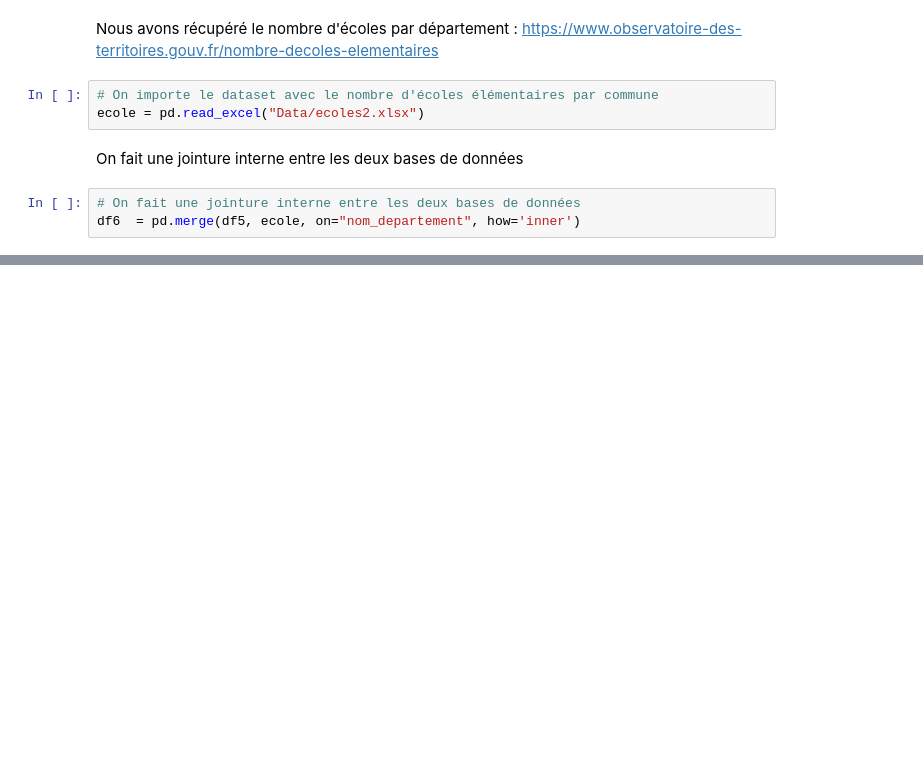
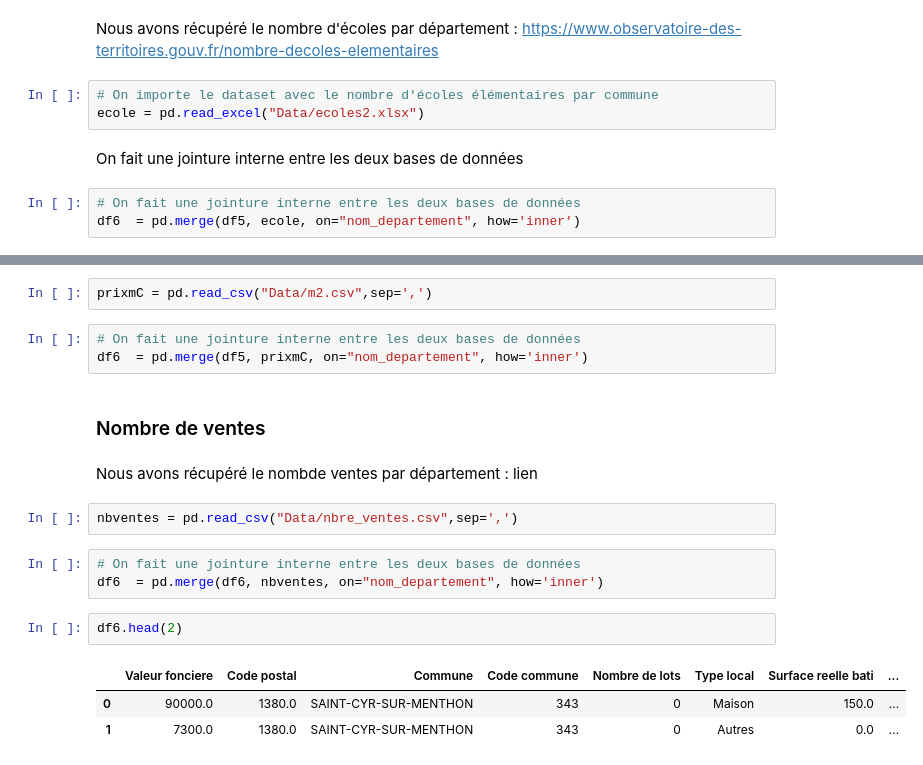
Before and after one commit to cvarrei/MachineLearning_ValeurFoncieres, a Jupyter notebook: rapport_analyse_V0.ipynb, the cells around one changed output, grey strips where cells are left out. Drawn from its saved outputs; the diff is of its cells as text; blank space fills up the shorter version.

```diff
--- a/rapport_analyse_V0.ipynb
+++ b/rapport_analyse_V0.ipynb
@@ -672,0 +410,20 @@ df6  = pd.merge(df5, ecole, on="nom_departement", how='inner')
+# %%
+prixmC = pd.read_csv("Data/m2.csv",sep=',')
+# %%
+# On fait une jointure interne entre les deux bases de données
+df6  = pd.merge(df5, prixmC, on="nom_departement", how='inner')
+# %% [markdown]
+### Nombre de ventes
+# %% [markdown]
+Nous avons récupéré le nombde ventes par département : lien
+# %%
+nbventes = pd.read_csv("Data/nbre_ventes.csv",sep=',')
+# %%
+# On fait une jointure interne entre les deux bases de données
+df6  = pd.merge(df6, nbventes, on="nom_departement", how='inner')
+# %%
+df6.head(2)
+# %% [output]
+|  | Valeur fonciere | Code postal | Commune | Code commune | Nombre de lots | Type local | Surface reelle bati | ... |
+| 0 | 90000.0 | 1380.0 | SAINT-CYR-SUR-MENTHON | 343 | 0 | Maison | 150.0 | ... |
+| 1 | 7300.0 | 1380.0 | SAINT-CYR-SUR-MENTHON | 343 | 0 | Autres | 0.0 | ... |
```
Also changed, not shown: parts of 42 cells of this notebook, 3 other files.
